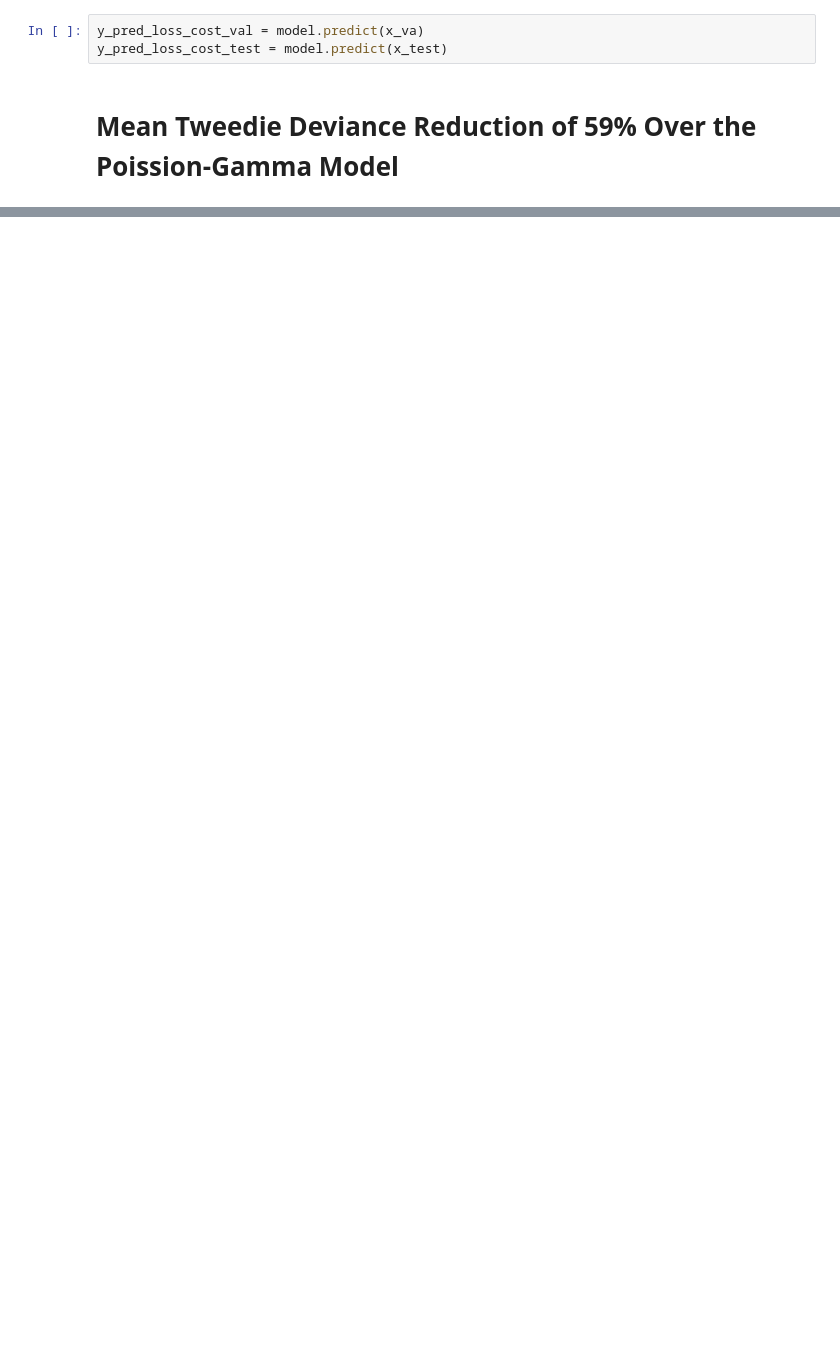
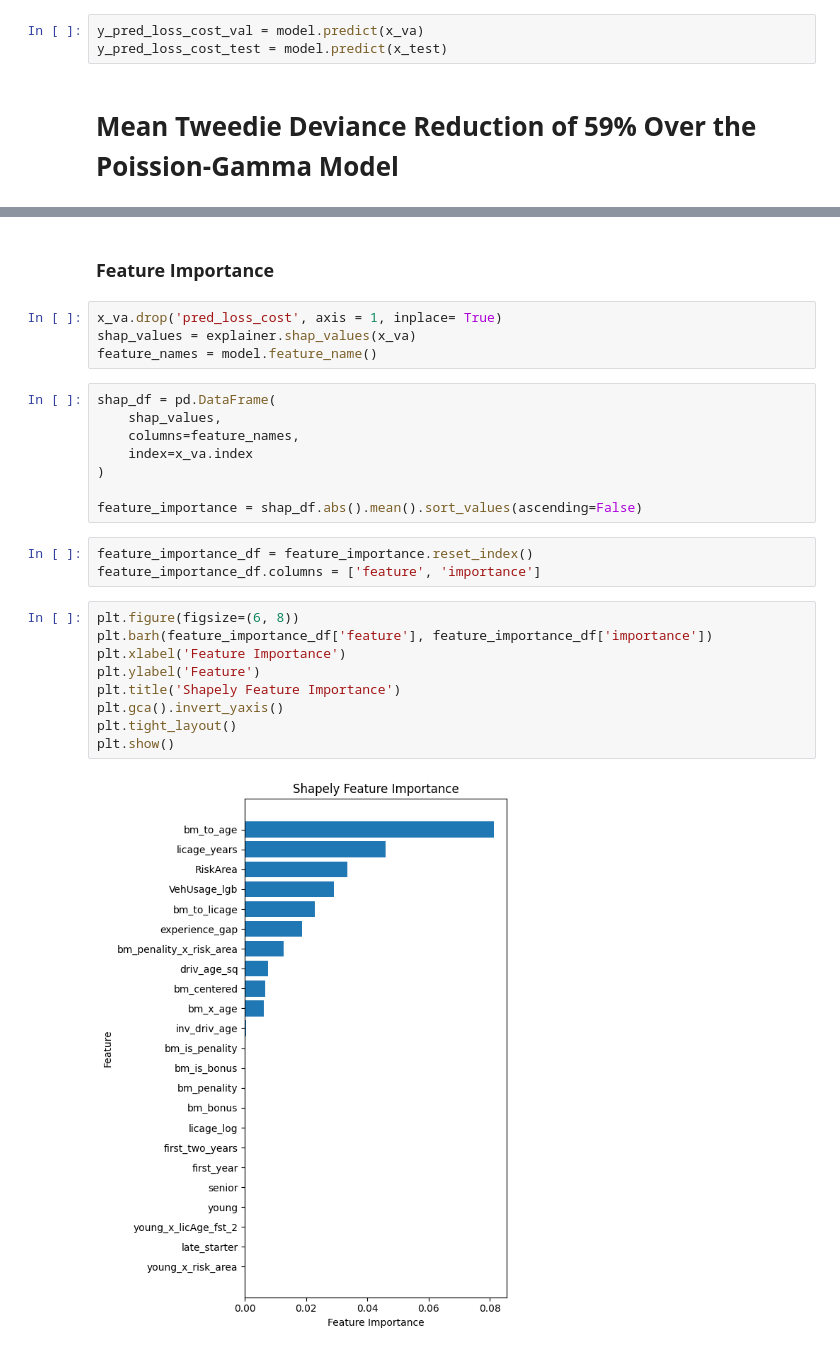
Before and after one commit to DSML12/End_to_End_Loss_Cost_Model, a Jupyter notebook: src/notebook/End_to_End_Loss_Cost_Modeling_LGBM_GLM.ipynb, the cells around one changed output, grey strips where cells are left out. Saved outputs shown, nothing was run; the diff lists cells and outputs as text; blank space fills up the shorter version.

```diff
--- a/src/notebook/End_to_End_Loss_Cost_Modeling_LGBM_GLM.ipynb
+++ b/src/notebook/End_to_End_Loss_Cost_Modeling_LGBM_GLM.ipynb
@@ -624,0 +664,28 @@ model = lgb.Booster(model_file = 'loss_cost_lgbm.txt')
+# %% [markdown]
+### **Feature Importance**
+# %%
+x_va.drop('pred_loss_cost', axis = 1, inplace= True)
+shap_values = explainer.shap_values(x_va)
+feature_names = model.feature_name()
+# %%
+shap_df = pd.DataFrame(
+    shap_values,
+    columns=feature_names,
+    index=x_va.index
+)
+
+feature_importance = shap_df.abs().mean().sort_values(ascending=False)
+# %%
+feature_importance_df = feature_importance.reset_index()
+feature_importance_df.columns = ['feature', 'importance']
+# %%
+plt.figure(figsize=(6, 8))
+plt.barh(feature_importance_df['feature'], feature_importance_df['importance'])
+plt.xlabel('Feature Importance')
+plt.ylabel('Feature')
+plt.title('Shapely Feature Importance')
+plt.gca().invert_yaxis()
+plt.tight_layout()
+plt.show()
+# %% [output]
+[figure, added]
```
Also changed, not shown: parts of 19 cells of this notebook.
